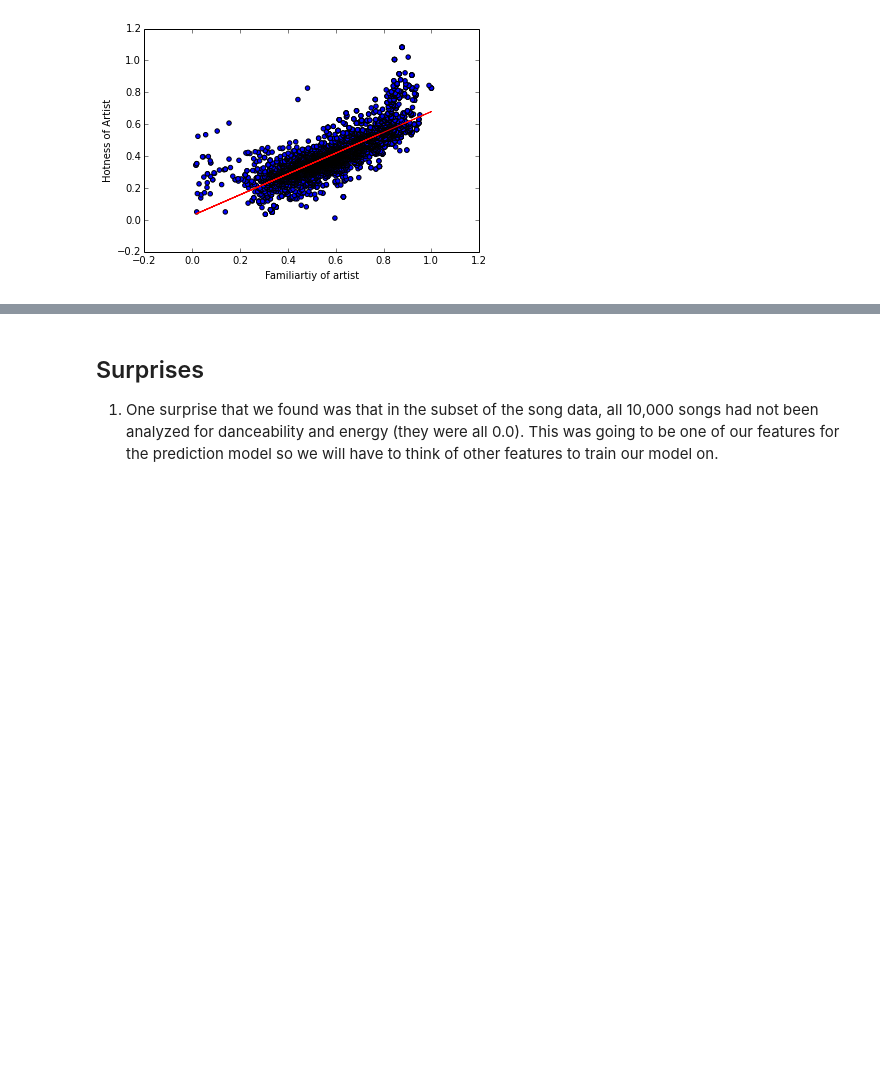
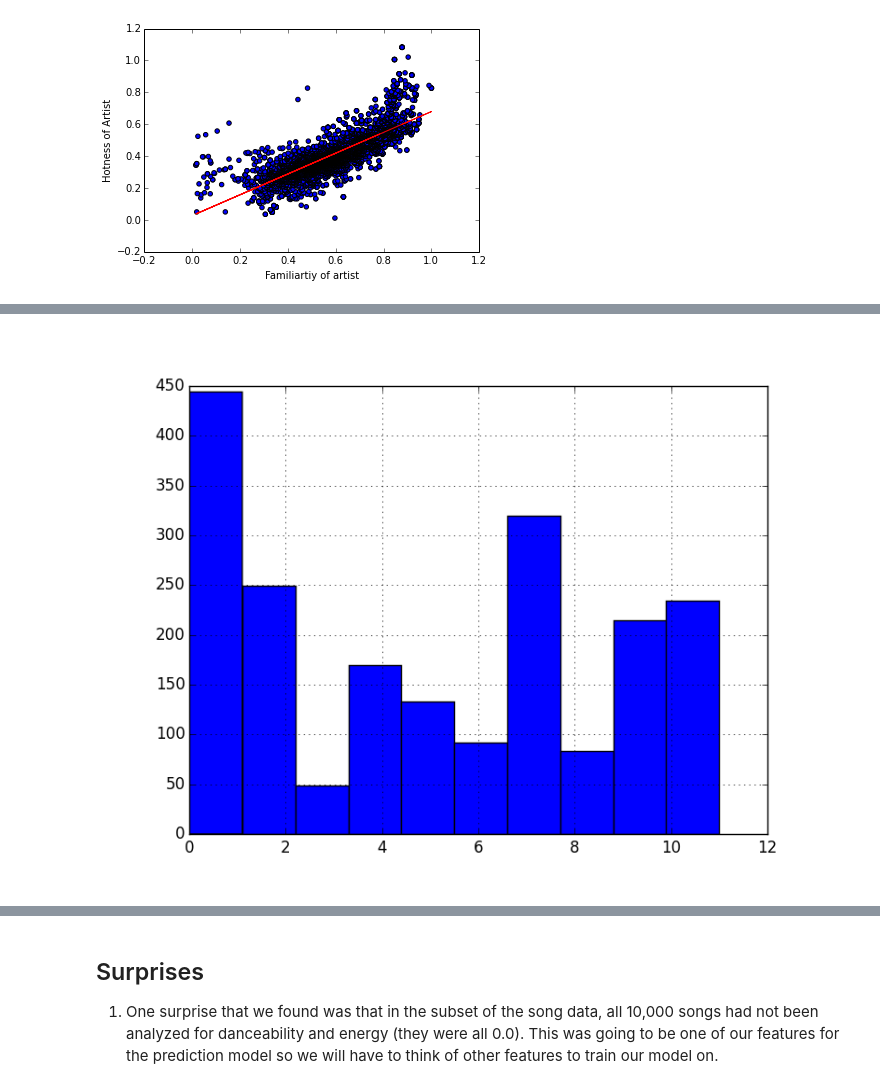
Before and after one commit to kcparashar/amadeus, a Jupyter notebook: exploration/exploration.ipynb, the cells around one changed output, grey strips where cells are left out. Cells and saved outputs as stored; diff of their text form; code cells hidden in the pictures; blank space fills up the shorter version.

Commit message:
Add images

```diff
--- a/exploration/exploration.ipynb
+++ b/exploration/exploration.ipynb
@@ -250,0 +255,5 @@ The r-squared value for Familiartiy of artist vs. Hotness of Artist is 0.67210
+# %%
+from IPython.display import Image
+Image(filename='key.png')
+# %% [output]
+[figure, added]
```
Also changed, not shown: parts of 6 cells of this notebook, 1 other file.
